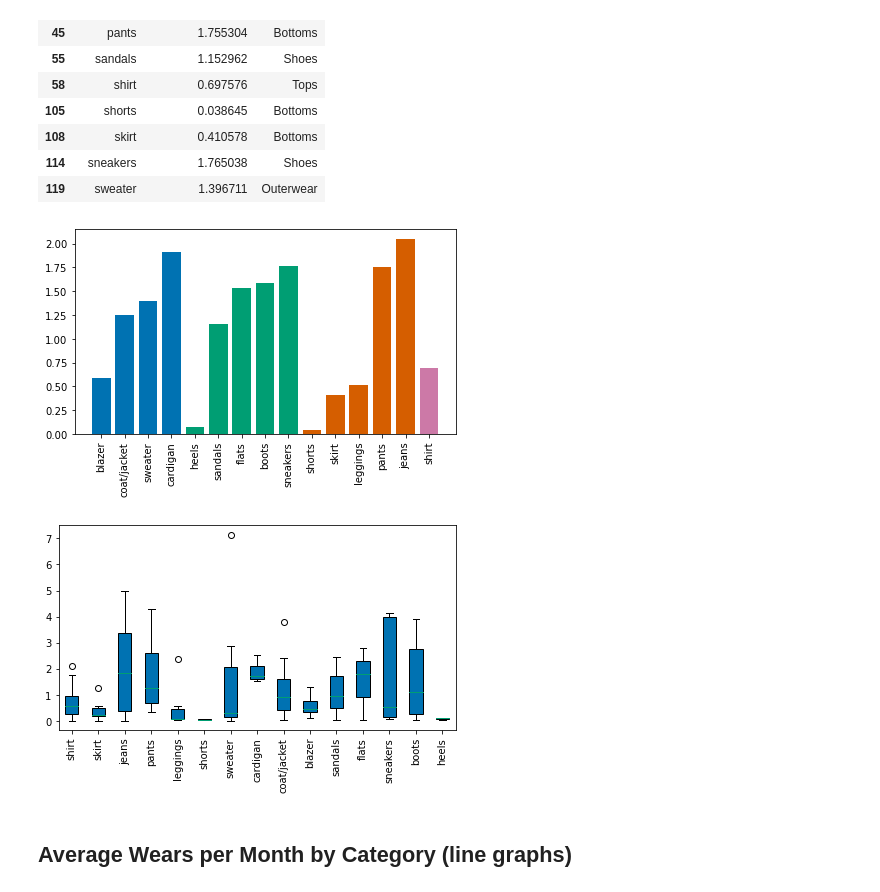
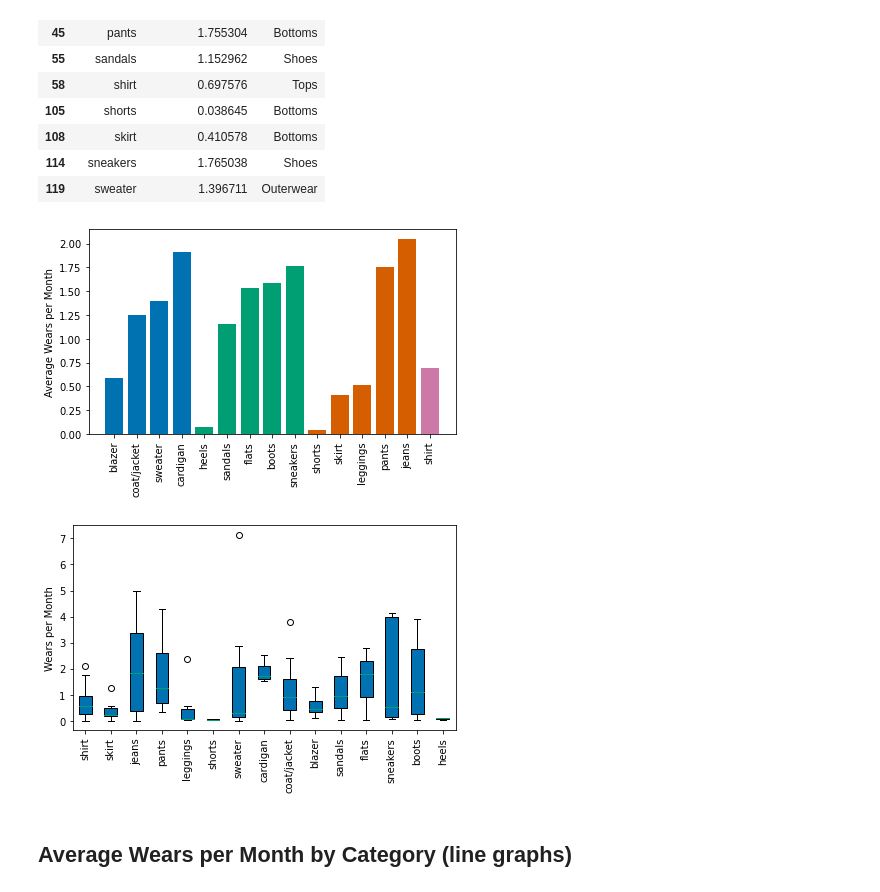
Before and after one commit to rebekahcallkacz/wardrobe-data-analysis, a Jupyter notebook: Data Analysis/data_visualization.ipynb, the cells around one changed output. Cells and saved outputs as stored; diff of their text form; code cells hidden in the pictures.

Commit message:
added better labels to figures

```diff
--- a/Data Analysis/data_visualization.ipynb
+++ b/Data Analysis/data_visualization.ipynb
@@ -132,24 +134,26 @@ wpm_cat_type
 # %%
 wpm_types = wpm_cat_type['Type'].unique()
 for type in wpm_types:
     df = wpm_cat_type.loc[wpm_cat_type['Type']== type].sort_values('Wears per Month')
     plt.bar(df['Category'], df['Wears per Month'], label=type)
 
 plt.xticks(rotation='vertical')
+plt.ylabel('Average Wears per Month')
 plt.tight_layout()
 plt.savefig('cpwbar.png')
 plt.show()
 # %% [output]
-[figure, old version]
+[figure, new version]
 # %%
 # Same date but in a boxplot
 plt.boxplot([wardrobe_df['Wears per Month'].loc[wardrobe_df['Category'] == cat] for cat in types], patch_artist=True)
 plt.xticks(range(1, (len(types) + 1)), types, rotation='vertical')
+plt.ylabel('Wears per Month')
 plt.tight_layout()
 plt.savefig('../Assets/Images/wpmcatbox.png')
 plt.show()
 # %% [output]
-[figure, old version]
+[figure, new version]
 # %% [markdown]
 ## Average Wears per Month by Category (line graphs)
 # %%
```
Also changed, not shown: parts of 3 cells of this notebook, 4 other files.
